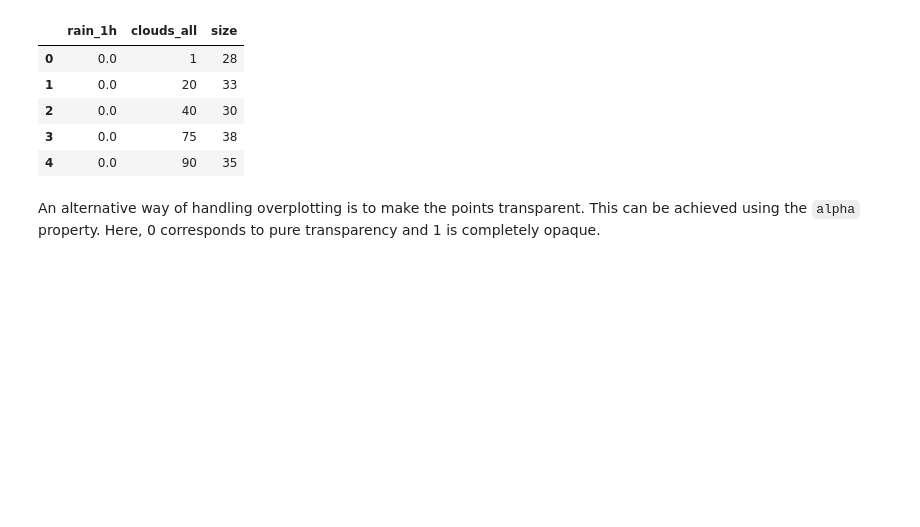
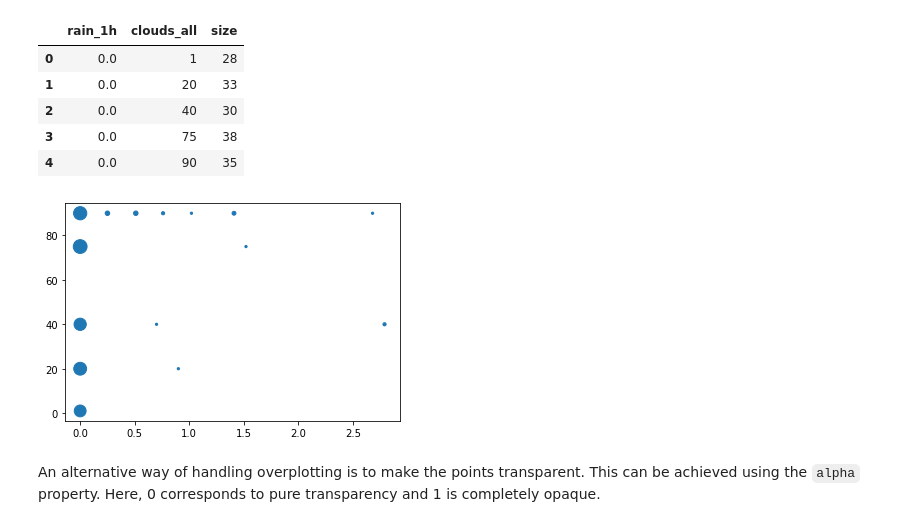
Before and after one commit to mat10599/python_for_data_science, a Jupyter notebook: session2/session-two-teaching-questions.ipynb, the cells around one changed output. Cells and saved outputs as stored; diff of their text form; code cells hidden in the pictures; blank space fills up the shorter version.

```diff
--- a/session2/session-two-teaching-questions.ipynb
+++ b/session2/session-two-teaching-questions.ipynb
@@ -213,9 +212,11 @@ rain_cloud.head()
 # %%
 # Plot cloud coverage vs rainfall as a count plot
 fig, ax = plt.subplots()
 ax.plot()
-ax.scatter(metro)
+ax.scatter(rain_cloud.rain_1h,rain_cloud.clouds_all, s = rain_cloud["size"]*5)
 plt.show()
+# %% [output]
+[figure, added]
 # %% [markdown]
 An alternative way of handling overplotting is to make the points transparent. This can be achieved using the `alpha` property. Here, 0 corresponds to pure transparency and 1 is completely opaque.
 # %%
```
Also changed, not shown: parts of 6 cells of this notebook, 6 other files.
